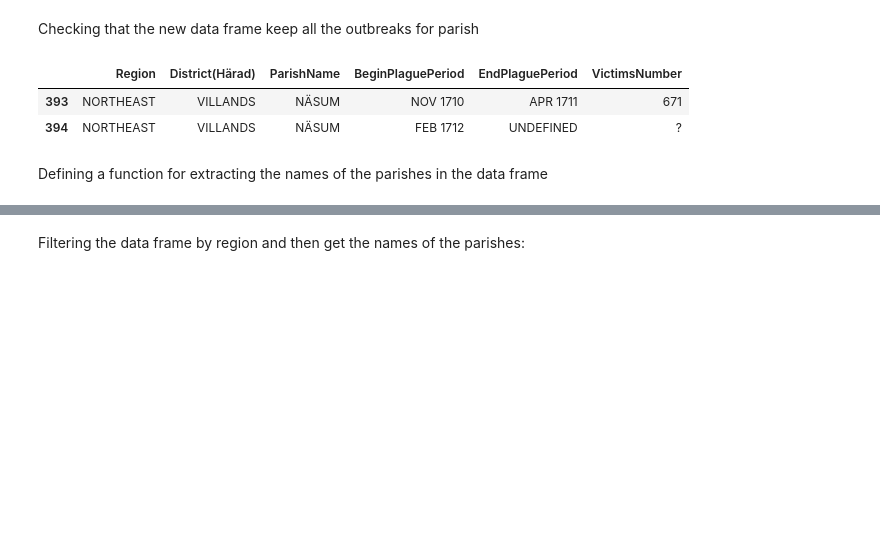
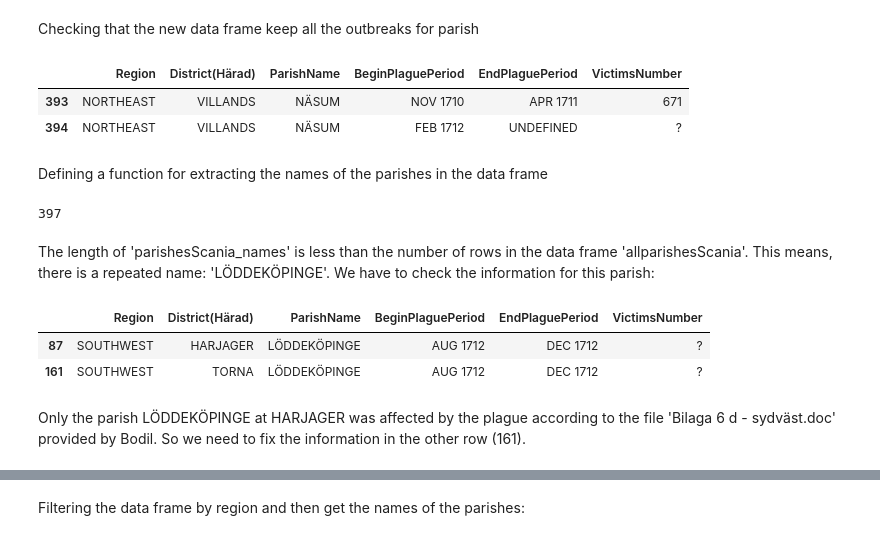
Before and after one commit to polislizarralde/PythonMathematicalModeling, a Jupyter notebook: docs/PlagueProject/databaseScania.ipynb, the cells around one changed output, grey strips where cells are left out. Drawn from its saved outputs; the diff is of its cells as text; code cells hidden in the pictures; blank space fills up the shorter version.

Commit message:
Fix info TORNA LÖDDEKÖPINGE in parishesScania df

```diff
--- a/docs/PlagueProject/databaseScania.ipynb
+++ b/docs/PlagueProject/databaseScania.ipynb
@@ -80,0 +77,15 @@ def get_Names(data: pd.DataFrame, heading:str) -> list:
+# %%
+parishesScania_names = get_Names(parishesScania, 'ParishName').unique().tolist()
+len(parishesScania_names)
+# %% [output]
+397
+# %% [markdown]
+The length of 'parishesScania_names' is less than the number of rows in the data frame 'allparishesScania'. This means, there is a repeated name: 'LÖDDEKÖPINGE'. We have to check the information for this parish:
+# %%
+parishesScania.loc[parishesScania['ParishName'] == 'LÖDDEKÖPINGE']
+# %% [output]
+|  | Region | District(Härad) | ParishName | BeginPlaguePeriod | EndPlaguePeriod | VictimsNumber |
+| 87 | SOUTHWEST | HARJAGER | LÖDDEKÖPINGE | AUG 1712 | DEC 1712 | ? |
+| 161 | SOUTHWEST | TORNA | LÖDDEKÖPINGE | AUG 1712 | DEC 1712 | ? |
+# %% [markdown]
+Only the parish LÖDDEKÖPINGE at HARJAGER was affected by the plague according to the file 'Bilaga 6 d - sydväst.doc' provided by Bodil. So we need to fix the information in the other row (161).
```
Also changed, not shown: parts of 23 cells of this notebook.
